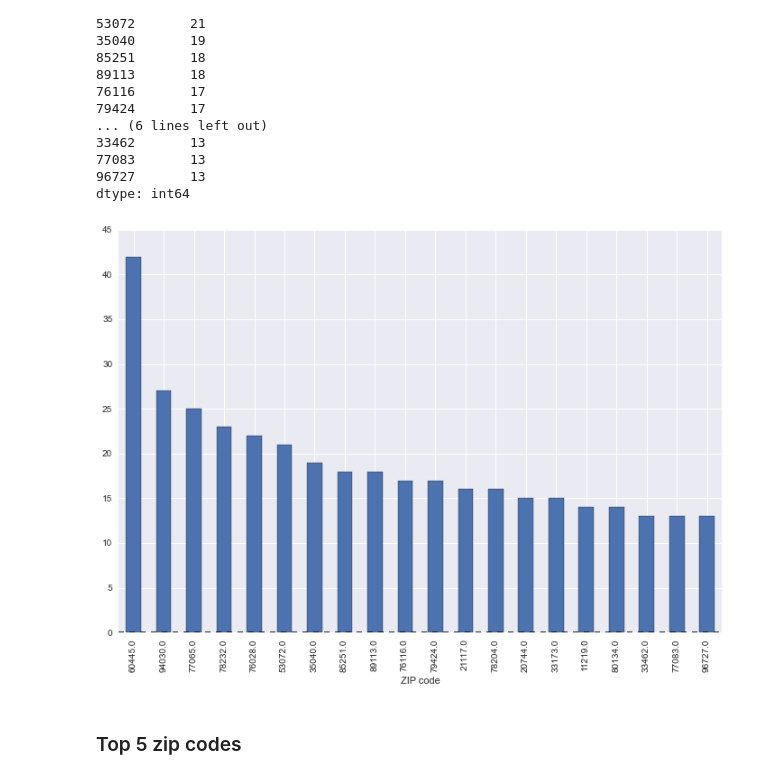
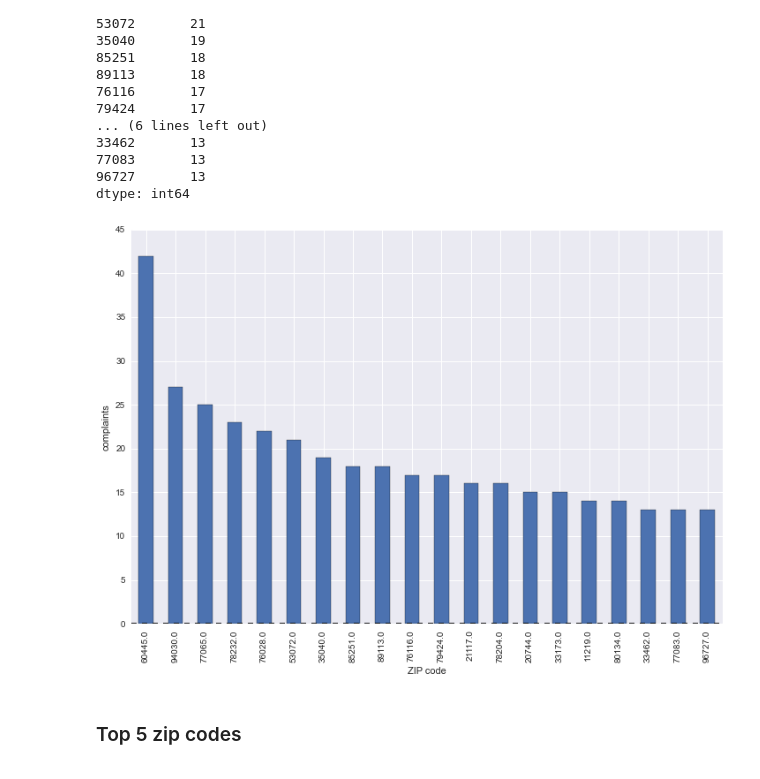
Before and after one commit to tiyd-python-2015-01/consumer-complaints, a Jupyter notebook: CFPB data.ipynb, the cells around one changed output. Drawn from its saved outputs; the diff is of its cells as text; code cells hidden in the pictures.

```diff
--- a/CFPB data.ipynb
+++ b/CFPB data.ipynb
@@ -298,9 +259,10 @@ ZIP code
 dtype: int64
 # %%
 cfpb_data.groupby("ZIP code").size().nlargest(20).plot(kind="bar", figsize=(12,8))
+plt.ylabel("complaints")
 plt.show()
 # %% [output]
-[figure, old version]
+[figure, new version]
 # %% [markdown]
 ### Top 5 zip codes
 # %% [markdown]
```
Also changed, not shown: parts of 34 cells of this notebook.
